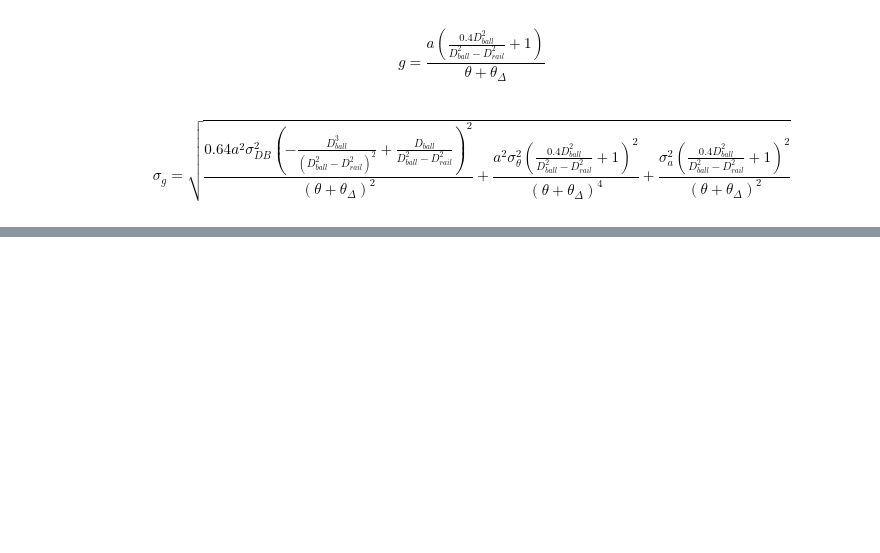
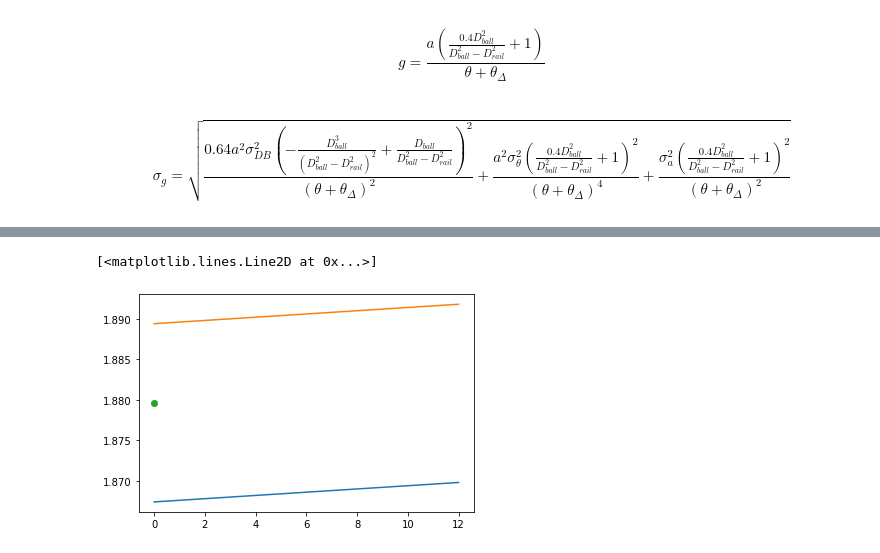
Before and after one commit to Shadesfear/appstat, a Jupyter notebook: scripts/Rolling_ball.ipynb, the cells around one changed output, grey strips where cells are left out. Saved outputs shown, nothing was run; the diff lists cells and outputs as text; code cells hidden in the pictures; blank space fills up the shorter version.

```diff
--- a/scripts/Rolling_ball.ipynb
+++ b/scripts/Rolling_ball.ipynb
@@ -188,0 +222,7 @@ $$q_0 = (15.13747549341181 \pm 0.9513418036470506)\,\mathrm{m/s^2}$$
+# %%
+plt.plot(Roll[0][0:13])
+plt.plot(Roll[1][0:13])
+plt.plot((np.mean(Roll[0][0:14])+np.mean(Roll[1][0:13]))/2,'o')
+# %% [output]
+[<matplotlib.lines.Line2D at 0x...>]
+[figure, added]
```
Also changed, not shown: parts of 24 cells of this notebook, 1 other file.
